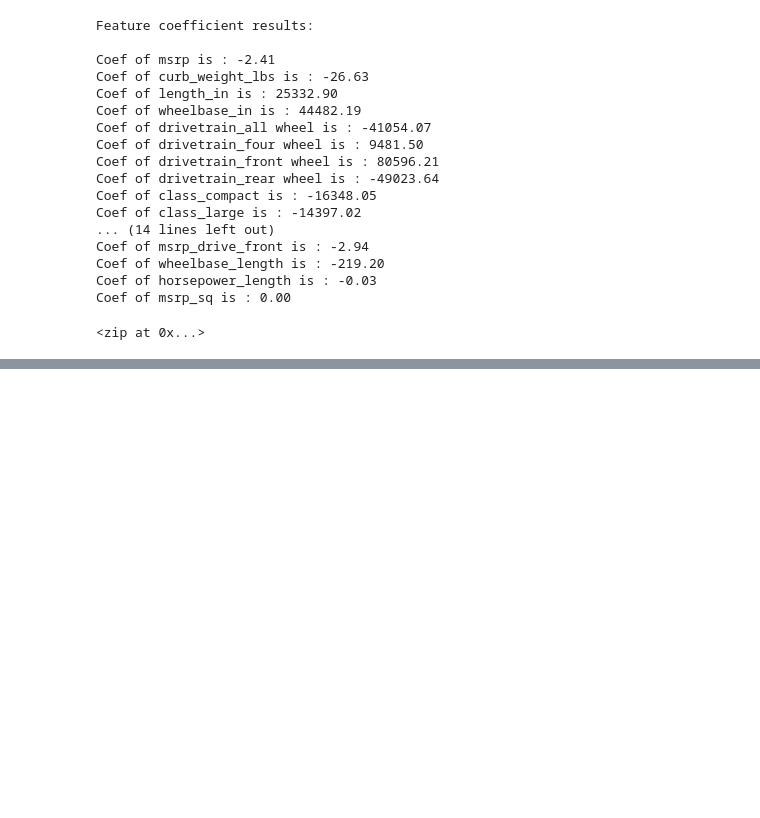
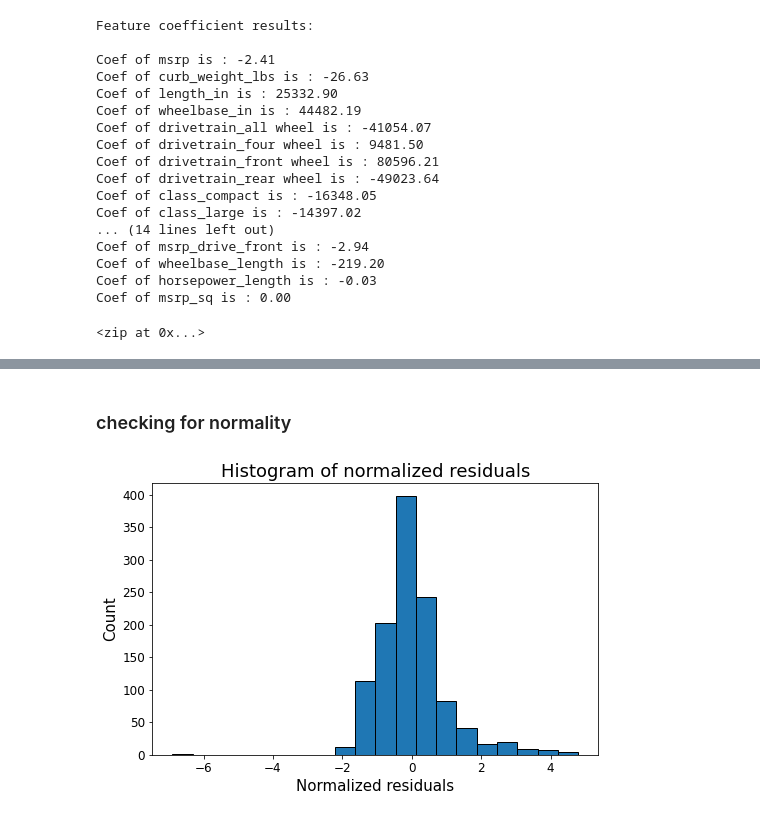
Before and after one commit to racheldilley1/car-sales-predictor, a Jupyter notebook: Notebooks/EDA & Modeling Workbook.ipynb, the cells around one changed output, grey strips where cells are left out. Cells and saved outputs as stored; diff of their text form; code cells hidden in the pictures; blank space fills up the shorter version.

```diff
--- a/Notebooks/EDA & Modeling Workbook.ipynb
+++ b/Notebooks/EDA & Modeling Workbook.ipynb
@@ -874,0 +893,15 @@ Coef of msrp_sq is : 0.00
+# %% [markdown]
+### checking for normality
+# %%
+mean = residual.mean()
+std = residual.std()
+normalized_residual = (residual - mean)/std
+
+plt.figure(figsize=(8,5))
+plt.hist(normalized_residual,bins=20,edgecolor='k')
+plt.ylabel('Count',fontsize=15)
+plt.xlabel('Normalized residuals',fontsize=15)
+plt.title("Histogram of normalized residuals",fontsize=18)
+plt.show()
+# %% [output]
+[figure, added]
```
Also changed, not shown: parts of 9 cells of this notebook.
